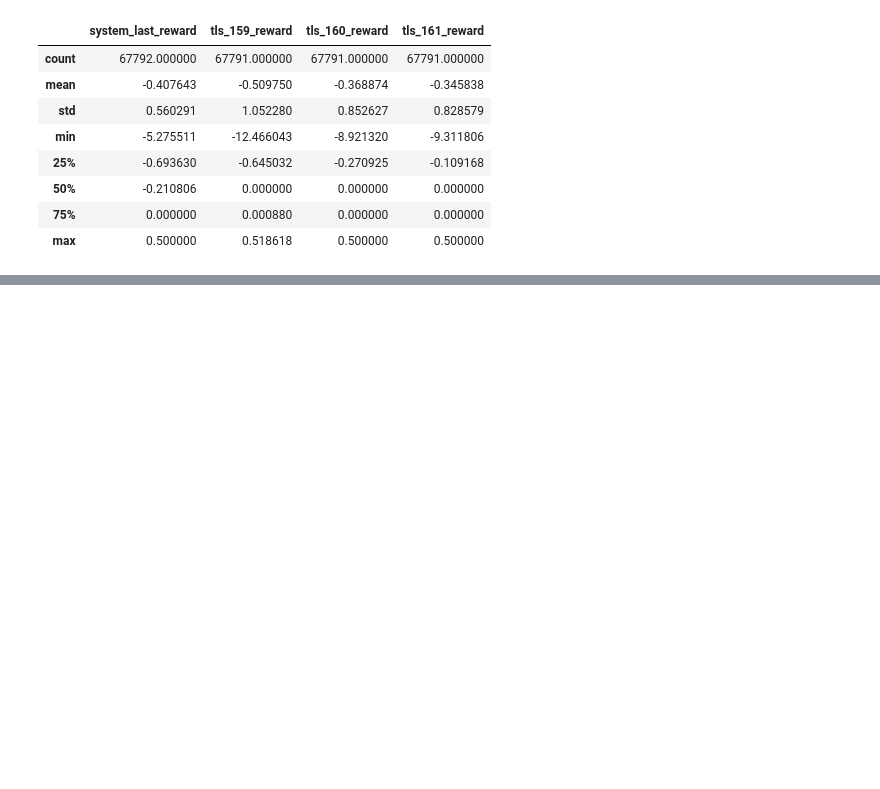
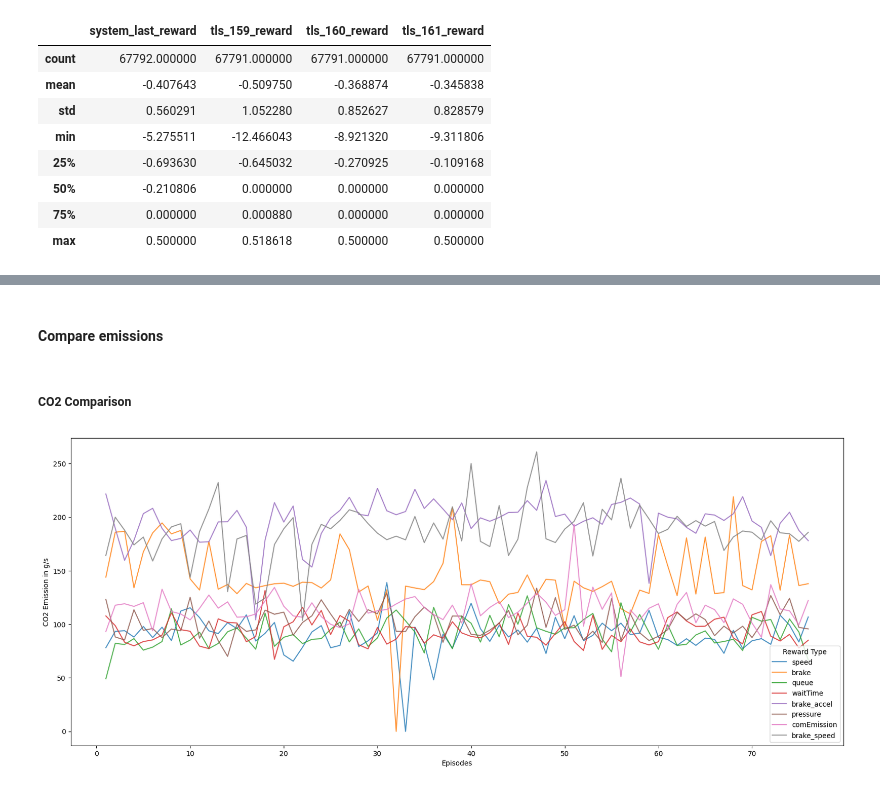
Before and after one commit to karstenk9/rl_traffic_signal_optimization, a Jupyter notebook: notebooks/ppo_output_analysis.ipynb, the cells around one changed output, grey strips where cells are left out. Saved outputs shown, nothing was run; the diff lists cells and outputs as text; code cells hidden in the pictures; blank space fills up the shorter version.

Commit message:
output anaylsis

```diff
--- a/notebooks/ppo_output_analysis.ipynb
+++ b/notebooks/ppo_output_analysis.ipynb
@@ -743,0 +723,2 @@ df_speed[['system_last_reward', 'tls_159_reward', 'tls_160_reward', 'tls_161_rew
+# %%
+inputdir = '../src/data/model_outputs/'
@@ -743,0 +824,33 @@ df_speed[['system_last_reward', 'tls_159_reward', 'tls_160_reward', 'tls_161_rew
+# %% [markdown]
+#### Compare emissions
+# %% [markdown]
+##### CO2 Comparison
+# %%
+# new dataframe with local emissions for each reward type
+
+local_CO2 = pd.DataFrame()
+
+local_CO2['speed'] = df_speed.groupby('episode').mean()['system_local_CO2']
+local_CO2['brake'] = df_brake.groupby('episode').mean()['system_local_CO2']
+local_CO2['queue'] = df_queue.groupby('episode').mean()['system_local_CO2']
+local_CO2['waitTime'] = df_waitTime.groupby('episode').mean()['system_local_CO2']
+local_CO2['brake_accel'] = df_brake_accel.groupby('episode').mean()['system_local_CO2']
+local_CO2['pressure'] = df_pressure.groupby('episode').mean()['system_local_CO2']
+local_CO2['comEmission'] = df_combinedEmission.groupby('episode').mean()['system_local_CO2']
+local_CO2['brake_speed'] = df_brake_speed.groupby('episode').mean()['system_local_CO2']
+# %%
+local_CO2.dropna(inplace=True) # drop episodes that are empty for some reward types
+# %%
+# get average CO2 emission across all episodes plot local CO2 emission for entire training process for each reward type in one figure
+
+plt.figure(figsize=(20,8))
+
+for column in local_CO2.columns:
+       plt.plot(local_CO2.index, local_CO2[column]/1000, label=column, alpha=0.8) # divided by 1000 to get g from mg
+
+plt.xlabel('Episodes')
+plt.ylabel('CO2 Emission in g/s')
+plt.legend(title='Reward Type', fancybox=True)
+plt.show()
+# %% [output]
+[figure, added]
```
Also changed, not shown: parts of 14 cells of this notebook, 6 other files.
